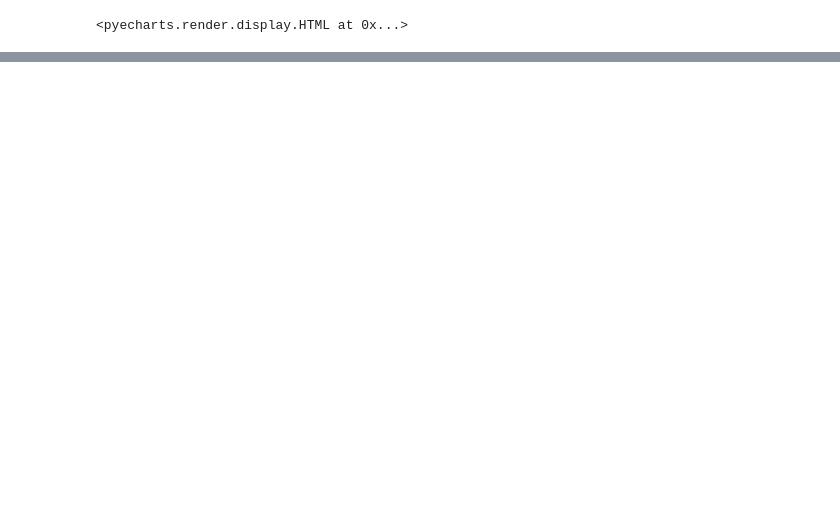
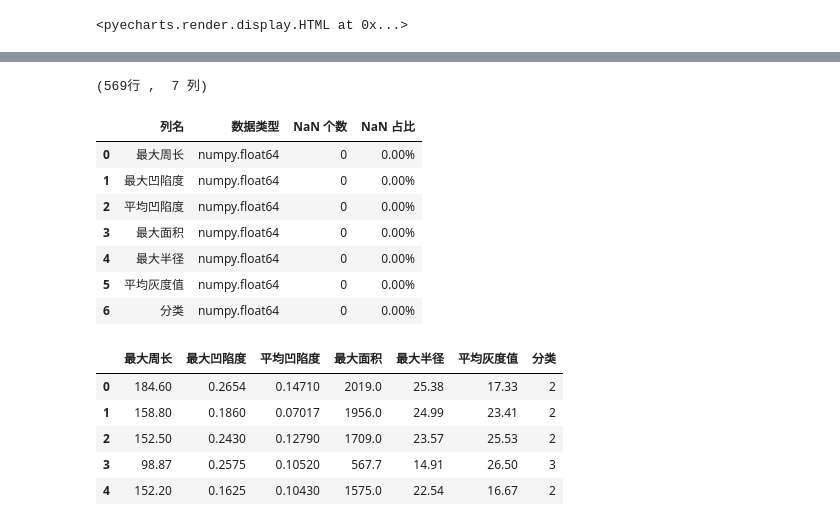
Before and after one commit to haitao9833/haitaoPython, a Jupyter notebook: model_PCA.ipynb, the cells around one changed output, grey strips where cells are left out. Cells and saved outputs as stored; diff of their text form; code cells hidden in the pictures; blank space fills up the shorter version.

```diff
--- a/model_PCA.ipynb
+++ b/model_PCA.ipynb
@@ -278,0 +283,6 @@ draw_Scatter3D_clf(
+# %%
+# 读取数据
+
+data = read_ex(r'data\肿瘤数据.xlsx').drop(columns = '肿瘤性质')
+allCol(data)
+data.head()
@@ -278,0 +304,25 @@ draw_Scatter3D_clf(
+# %%
+# 先按所有特征聚类
+
+model = KMeans(n_clusters = 5 , random_state = 529833)
+model.fit(data)
+
+data['分类'] = model.labels_
+allCol(data)
+data.head()
+# %% [output]
+(569行 ,  7 列)
+|  | 列名 | 数据类型 | NaN 个数 | NaN 占比 |
+| 0 | 最大周长 | numpy.float64 | 0 | 0.00% |
+| 1 | 最大凹陷度 | numpy.float64 | 0 | 0.00% |
+| 2 | 平均凹陷度 | numpy.float64 | 0 | 0.00% |
+| 3 | 最大面积 | numpy.float64 | 0 | 0.00% |
+| 4 | 最大半径 | numpy.float64 | 0 | 0.00% |
+| 5 | 平均灰度值 | numpy.float64 | 0 | 0.00% |
+| 6 | 分类 | numpy.float64 | 0 | 0.00% |
+|  | 最大周长 | 最大凹陷度 | 平均凹陷度 | 最大面积 | 最大半径 | 平均灰度值 | 分类 |
+| 0 | 184.60 | 0.2654 | 0.14710 | 2019.0 | 25.38 | 17.33 | 2 |
+| 1 | 158.80 | 0.1860 | 0.07017 | 1956.0 | 24.99 | 23.41 | 2 |
+| 2 | 152.50 | 0.2430 | 0.12790 | 1709.0 | 23.57 | 25.53 | 2 |
+| 3 | 98.87 | 0.2575 | 0.10520 | 567.7 | 14.91 | 26.50 | 3 |
+| 4 | 152.20 | 0.1625 | 0.10430 | 1575.0 | 22.54 | 16.67 | 2 |
```
Also changed, not shown: parts of 22 cells of this notebook.
